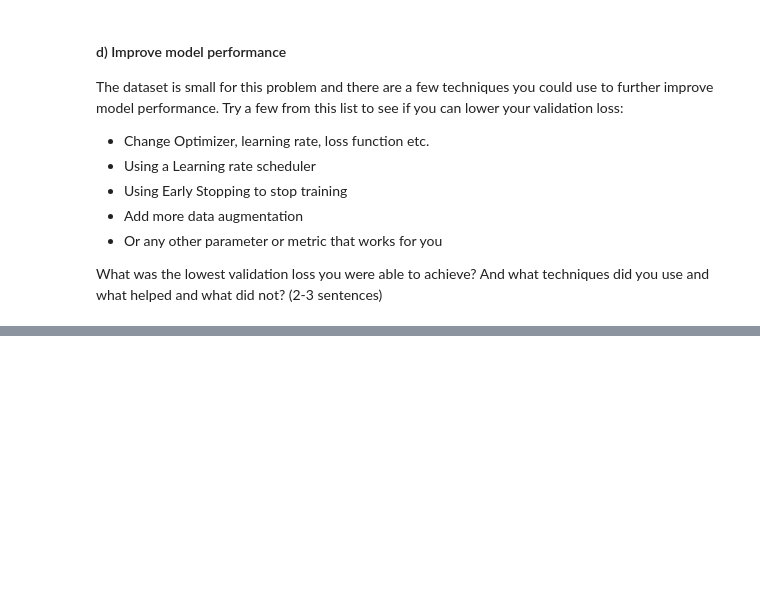
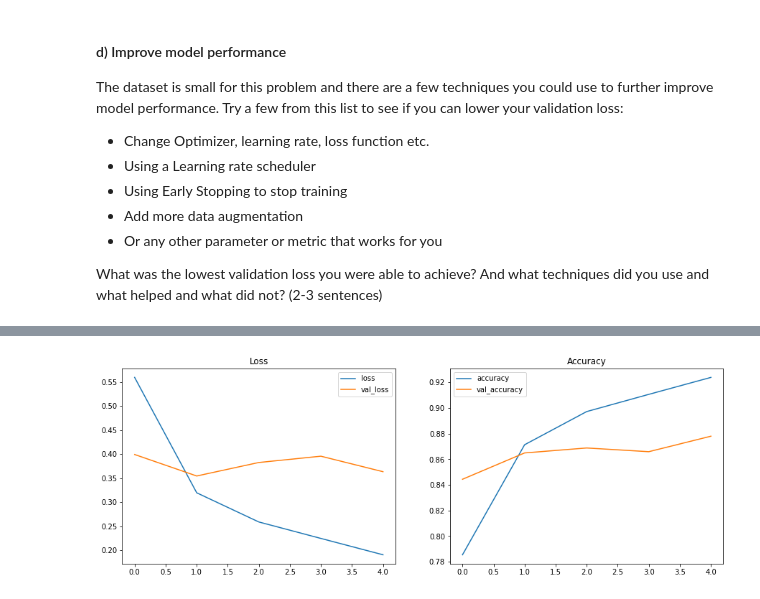
Before and after one commit to simonwarchol/2020F-AC295, a Jupyter notebook: content/exercises/exercise5/AC_295_Fall_2020_Exercise_5.ipynb, the cells around one changed output, grey strips where cells are left out. Saved outputs shown, nothing was run; the diff lists cells and outputs as text; code cells hidden in the pictures; blank space fills up the shorter version.

```diff
--- a/content/exercises/exercise5/AC_295_Fall_2020_Exercise_5.ipynb
+++ b/content/exercises/exercise5/AC_295_Fall_2020_Exercise_5.ipynb
@@ -547,0 +966,86 @@ What was the lowest validation loss you were able to achieve? And what technique
+# %%
+
+# Model input
+input_shape = [image_height, image_width, num_channels] # height, width, channels
+
+# Load the model architecture without randomized weights
+tranfer_model_base = keras.applications.MobileNetV2(input_shape=input_shape, weights='imagenet', include_top=False)
+tranfer_model_base.trainable = False
+conv0 = tranfer_model_base.get_layer("expanded_conv_project").output # 112 x 112
+conv1 = tranfer_model_base.get_layer("block_2_project").output # 56 x 56
+conv2 = tranfer_model_base.get_layer("block_5_project").output # 28 x 28
+conv3 = tranfer_model_base.get_layer("block_12_project").output # 14 x 14
+
+up6 = tranfer_model_base.output
+conv7 = up6
+
+up8 = layers.concatenate([layers.UpSampling2D()(conv7), conv3], axis=-1)
+conv8 = layers.Conv2D(filters=128,kernel_size=(3, 3),padding='same',activation='relu',name='conv8_1_3x3')(up8)
+
+up9 = layers.concatenate([layers.UpSampling2D()(conv8), conv2], axis=-1)
+conv9 = layers.Conv2D(filters=64,kernel_size=(3, 3),padding='same',activation='relu',name='conv9_1_3x3')(up9)
+
+up10 = layers.concatenate([layers.UpSampling2D()(conv9), conv1], axis=-1)
+conv10 = layers.Conv2D(filters=32,kernel_size=(3, 3),padding='same',activation='relu',name='conv10_1_3x3')(up10)
+
+up11 = layers.concatenate([layers.UpSampling2D()(conv10), conv0], axis=-1)
+conv11 = layers.Conv2D(filters=32,kernel_size=(3, 3),padding='same',activation='relu',name='conv11_1_3x3')(up11)
+
+up12 = layers.UpSampling2D()(conv11)
+conv12 = layers.Conv2D(filters=32,kernel_size=(3, 3),padding='same',activation='relu',name='conv12_1_3x3')(up12)
+
+# Output Layer
+output = layers.Conv2D(filters=num_output_masks,kernel_size=(1, 1), activation="softmax", name="prediction")(conv12)
+#output = layers.Activation("softmax")(output)
+
+# Build model
+model = Model(inputs=tranfer_model_base.input, outputs=[output], name='fcn_mobilenet_'+str(int(time.time())))
+
+# model.summary()
+learning_rate = 0.1
+epochs = 20
+
+# Free up memory
+K.clear_session()
+
+
+# Optimizer
+optimizer = optimizers.Adam(learning_rate=learning_rate)
+
+# Callbacks
+# Learning Rate Scheduler: Change learning rates during training epochs
+def scheduler(epoch, lr):
+  if epoch < 10:
+    return lr
+  else:
+    return lr * 0.01
+lr_scheduler = tf.keras.callbacks.LearningRateScheduler(scheduler)
+# Early Stopping: Stop training when a monitored metric has stopped improving
+early_stopping = tf.keras.callbacks.EarlyStopping(
+    monitor='val_loss', min_delta=0, patience=3, verbose=0, mode='auto'
+)
+callbacks = [lr_scheduler,early_stopping]
+
+
+
+# Loss
+loss = losses.SparseCategoricalCrossentropy()
+
+
+# Compile
+model.compile(loss=loss,
+                  optimizer='Adam',
+                  metrics=['accuracy'])
+start_time = time.time()
+training_results = model.fit(
+        train_data,
+        validation_data=validation_data,
+        epochs=epochs,
+        callbacks=callbacks,
+        verbose=1)
+execution_time = (time.time() - start_time)/60.0
+print("Training execution time (mins)",execution_time)
+
+# Evaluate model
+evaluate_model(model,validation_data, training_results)
+# %% [output]
@@ -547,0 +1063 @@ What was the lowest validation loss you were able to achieve? And what technique
+[figure, added]
```
Also changed, not shown: parts of 26 cells of this notebook, 4 other files.
